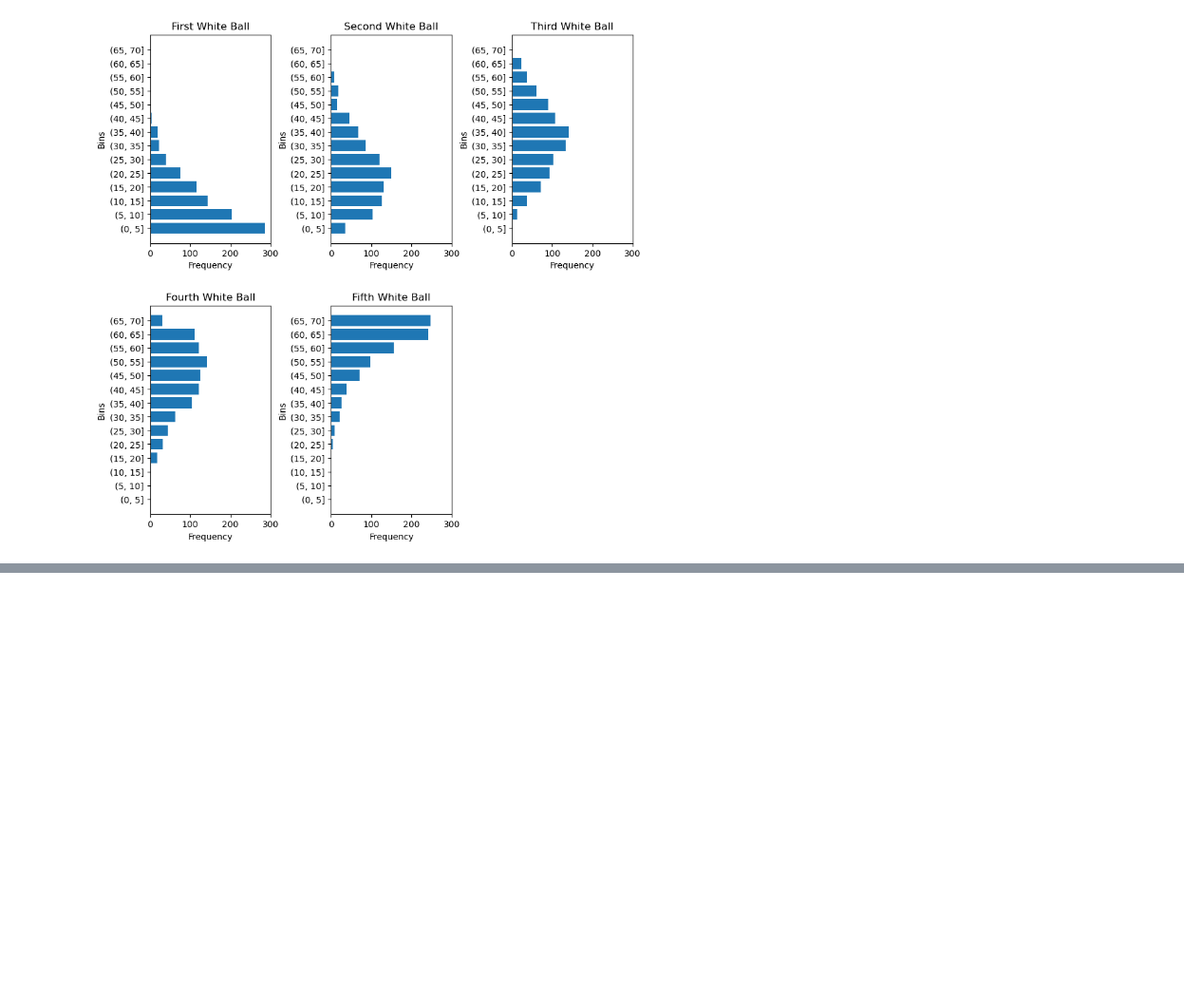
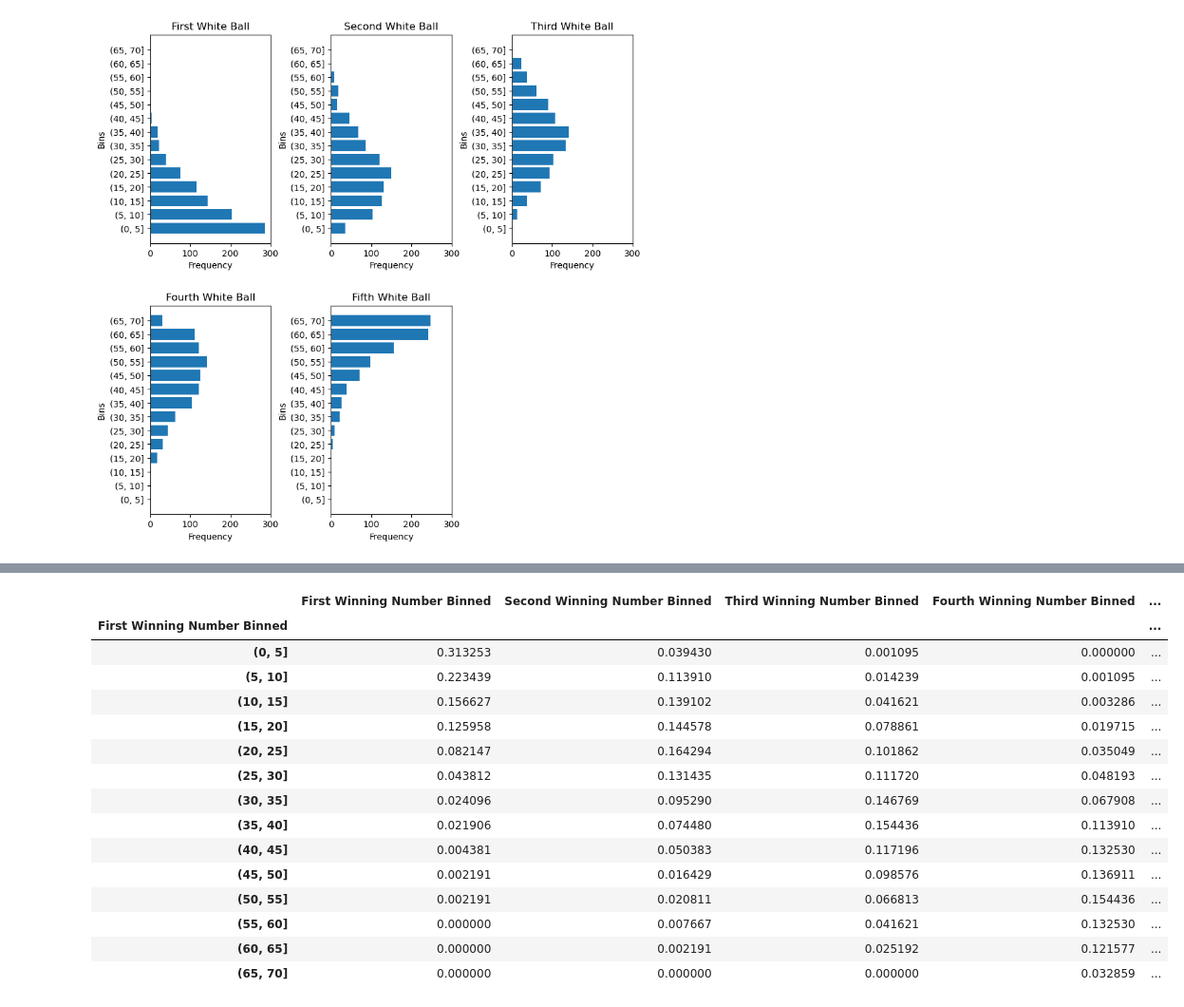
Before and after one commit to thejjserg/lottery-analysis, a Jupyter notebook: lottery-analysis.ipynb, the cells around one changed output, grey strips where cells are left out. Shown at 95% size. Cells and saved outputs as stored; diff of their text form; code cells hidden in the pictures; blank space fills up the shorter version.

```diff
--- a/lottery-analysis.ipynb
+++ b/lottery-analysis.ipynb
@@ -1143,3 +1193,22 @@ plt.close()
+# %%
+binned_lottery_probability
+# %% [output]
+|  | First Winning Number Binned | Second Winning Number Binned | Third Winning Number Binned | Fourth Winning Number Binned | ... |
+| First Winning Number Binned |  |  |  |  | ... |
+| (0, 5] | 0.313253 | 0.039430 | 0.001095 | 0.000000 | ... |
+| (5, 10] | 0.223439 | 0.113910 | 0.014239 | 0.001095 | ... |
+| (10, 15] | 0.156627 | 0.139102 | 0.041621 | 0.003286 | ... |
+| (15, 20] | 0.125958 | 0.144578 | 0.078861 | 0.019715 | ... |
+| (20, 25] | 0.082147 | 0.164294 | 0.101862 | 0.035049 | ... |
+| (25, 30] | 0.043812 | 0.131435 | 0.111720 | 0.048193 | ... |
+| (30, 35] | 0.024096 | 0.095290 | 0.146769 | 0.067908 | ... |
+| (35, 40] | 0.021906 | 0.074480 | 0.154436 | 0.113910 | ... |
+| (40, 45] | 0.004381 | 0.050383 | 0.117196 | 0.132530 | ... |
+| (45, 50] | 0.002191 | 0.016429 | 0.098576 | 0.136911 | ... |
+| (50, 55] | 0.002191 | 0.020811 | 0.066813 | 0.154436 | ... |
+| (55, 60] | 0.000000 | 0.007667 | 0.041621 | 0.132530 | ... |
+| (60, 65] | 0.000000 | 0.002191 | 0.025192 | 0.121577 | ... |
+| (65, 70] | 0.000000 | 0.000000 | 0.000000 | 0.032859 | ... |
 # %%
 # Create a Figure
 fig = plt.figure(figsize = (10, 10))
```
Also changed, not shown: parts of 13 cells of this notebook.
